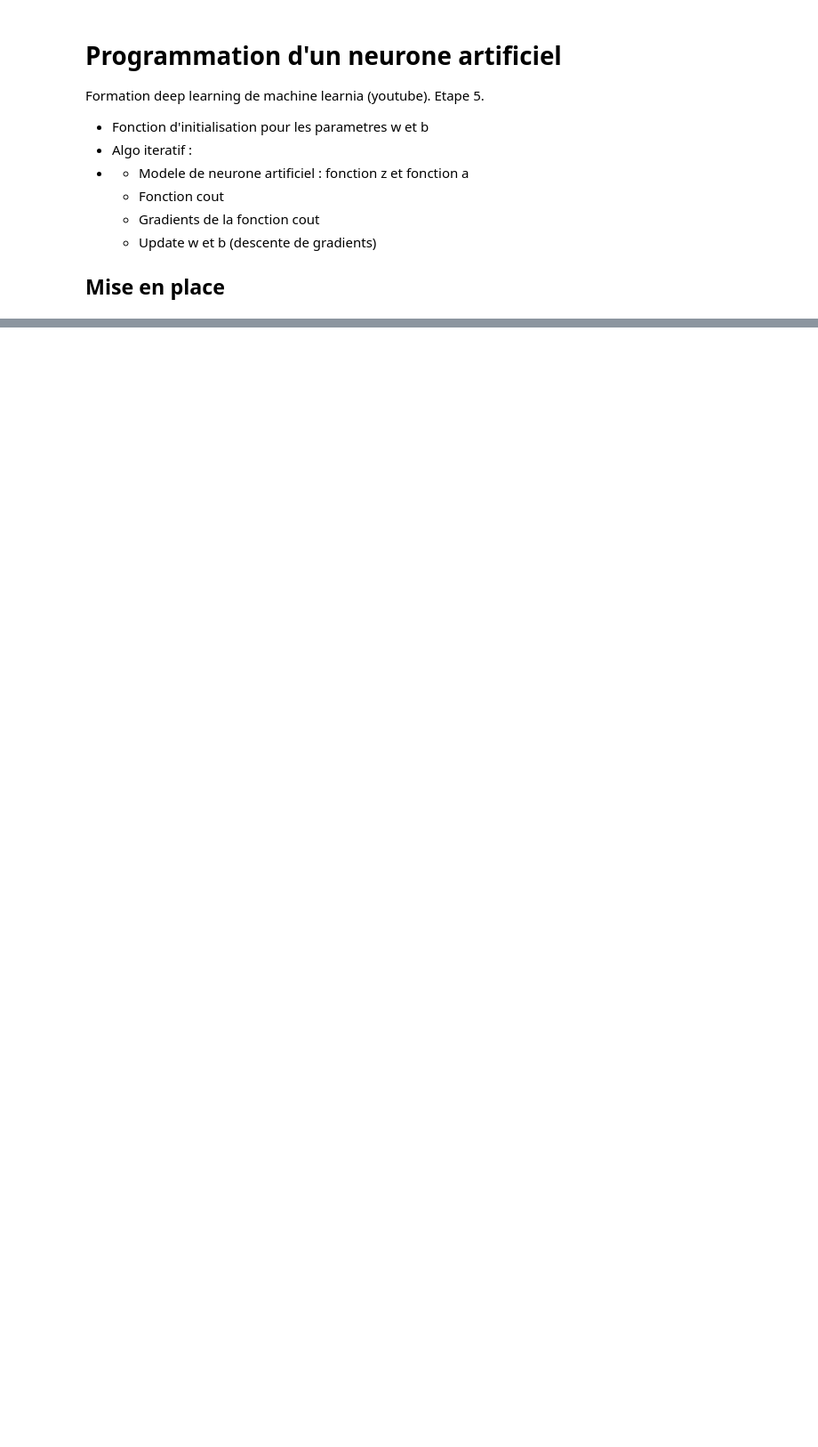
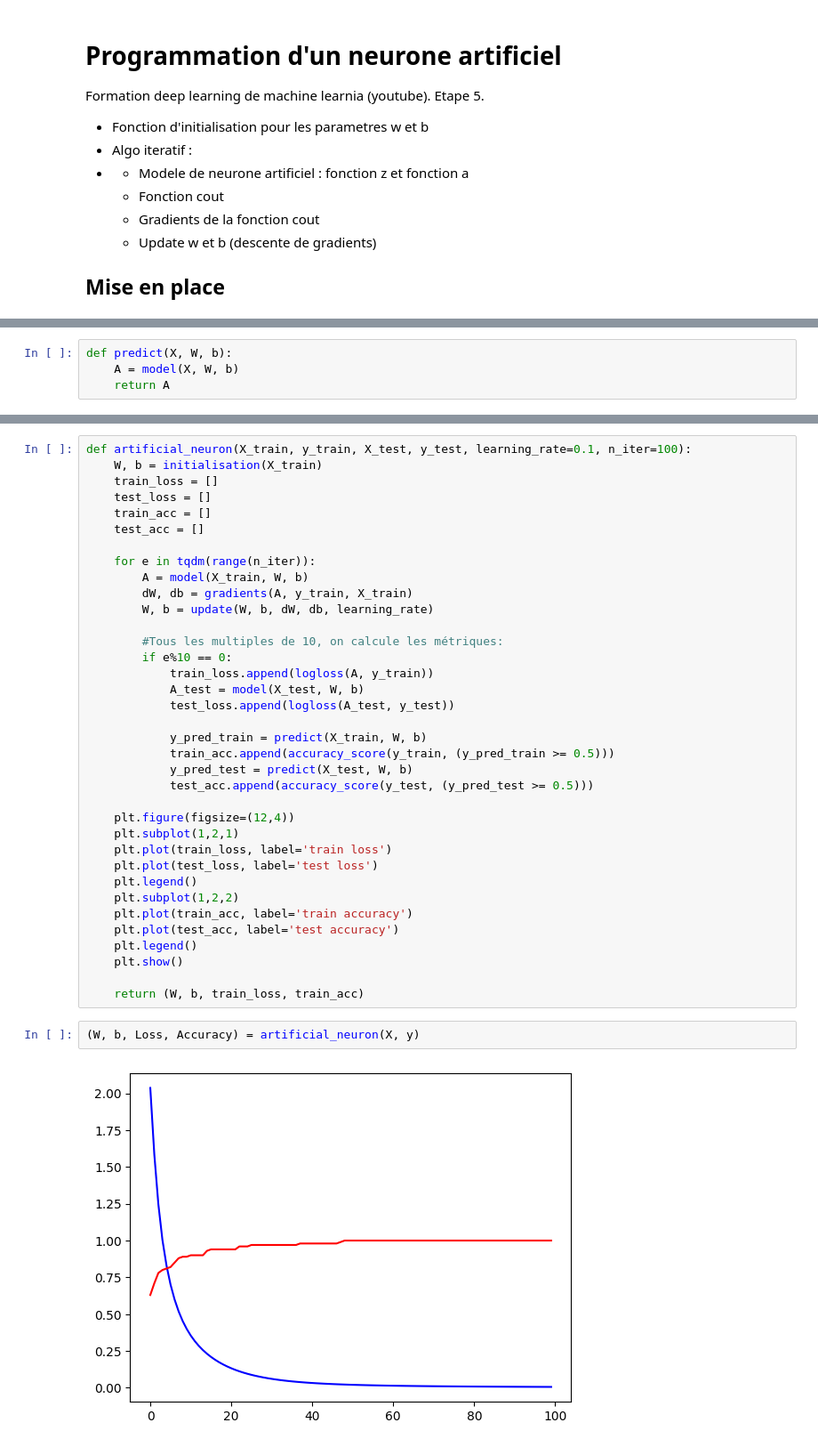
Before and after one commit to csdevignes/MachineLearniaCourse, a Jupyter notebook: Etape5_Perceptron.ipynb, the cells around one changed output, grey strips where cells are left out. Shown: that part at 89% size. Saved outputs shown, nothing was run; the diff lists cells and outputs as text; blank space fills up the shorter version.

```diff
--- a/Etape5_Perceptron.ipynb
+++ b/Etape5_Perceptron.ipynb
@@ -82,0 +110,4 @@ print(b)
+# %%
+def predict(X, W, b):
+    A = model(X, W, b)
+    return A
@@ -82,0 +116,40 @@ print(b)
+# %%
+def artificial_neuron(X_train, y_train, X_test, y_test, learning_rate=0.1, n_iter=100):
+    W, b = initialisation(X_train)
+    train_loss = []
+    test_loss = []
+    train_acc = []
+    test_acc = []
+
+    for e in tqdm(range(n_iter)):
+        A = model(X_train, W, b)
+        dW, db = gradients(A, y_train, X_train)
+        W, b = update(W, b, dW, db, learning_rate)
+
+        #Tous les multiples de 10, on calcule les métriques:
+        if e%10 == 0:
+            train_loss.append(logloss(A, y_train))
+            A_test = model(X_test, W, b)
+            test_loss.append(logloss(A_test, y_test))
+
+            y_pred_train = predict(X_train, W, b)
+            train_acc.append(accuracy_score(y_train, (y_pred_train >= 0.5)))
+            y_pred_test = predict(X_test, W, b)
+            test_acc.append(accuracy_score(y_test, (y_pred_test >= 0.5)))
+
+    plt.figure(figsize=(12,4))
+    plt.subplot(1,2,1)
+    plt.plot(train_loss, label='train loss')
+    plt.plot(test_loss, label='test loss')
+    plt.legend()
+    plt.subplot(1,2,2)
+    plt.plot(train_acc, label='train accuracy')
+    plt.plot(test_acc, label='test accuracy')
+    plt.legend()
+    plt.show()
+
+    return (W, b, train_loss, train_acc)
+# %%
+(W, b, Loss, Accuracy) = artificial_neuron(X, y)
+# %% [output]
+[figure, added]
```
Also changed, not shown: parts of 36 cells of this notebook, 4 other files.
